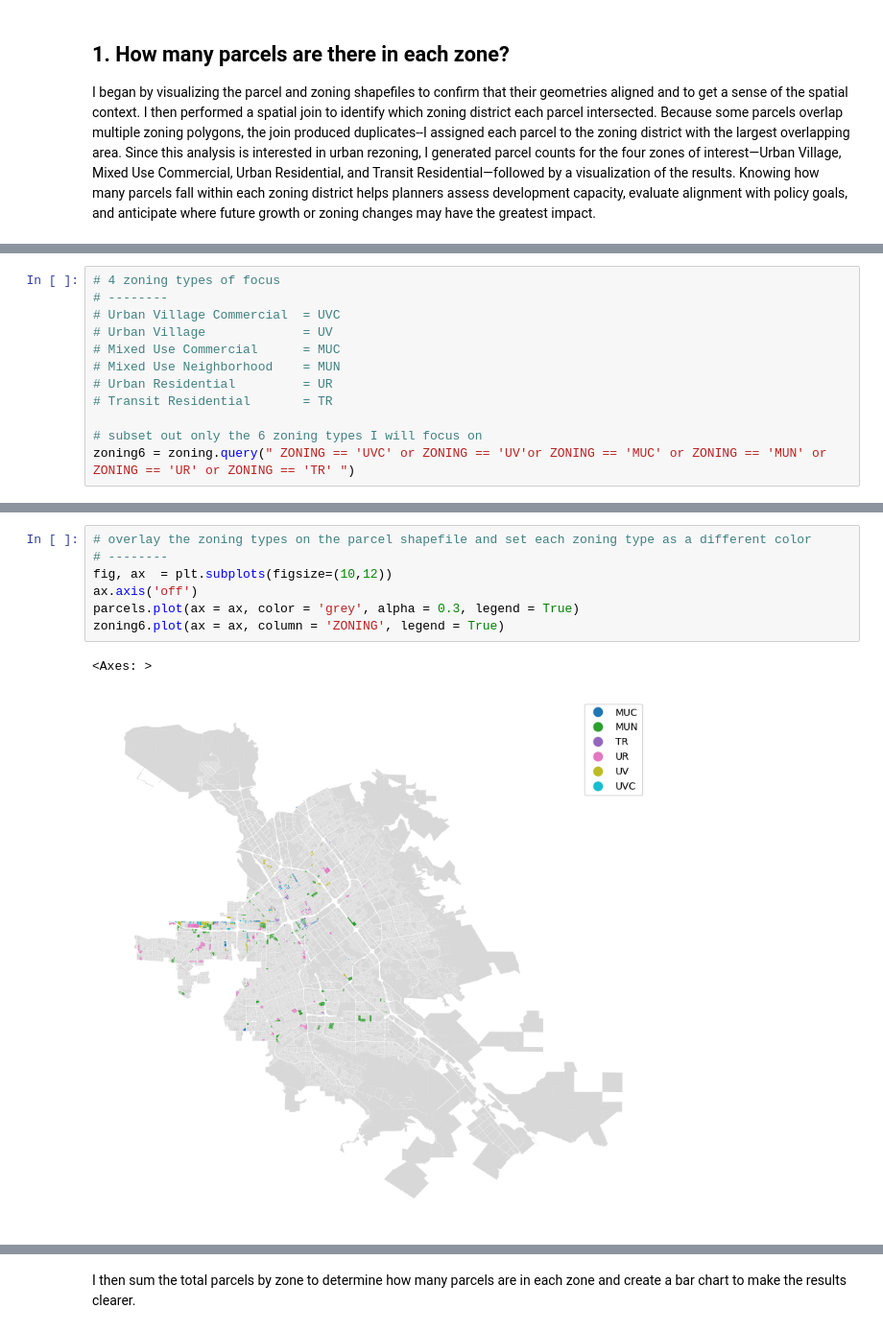
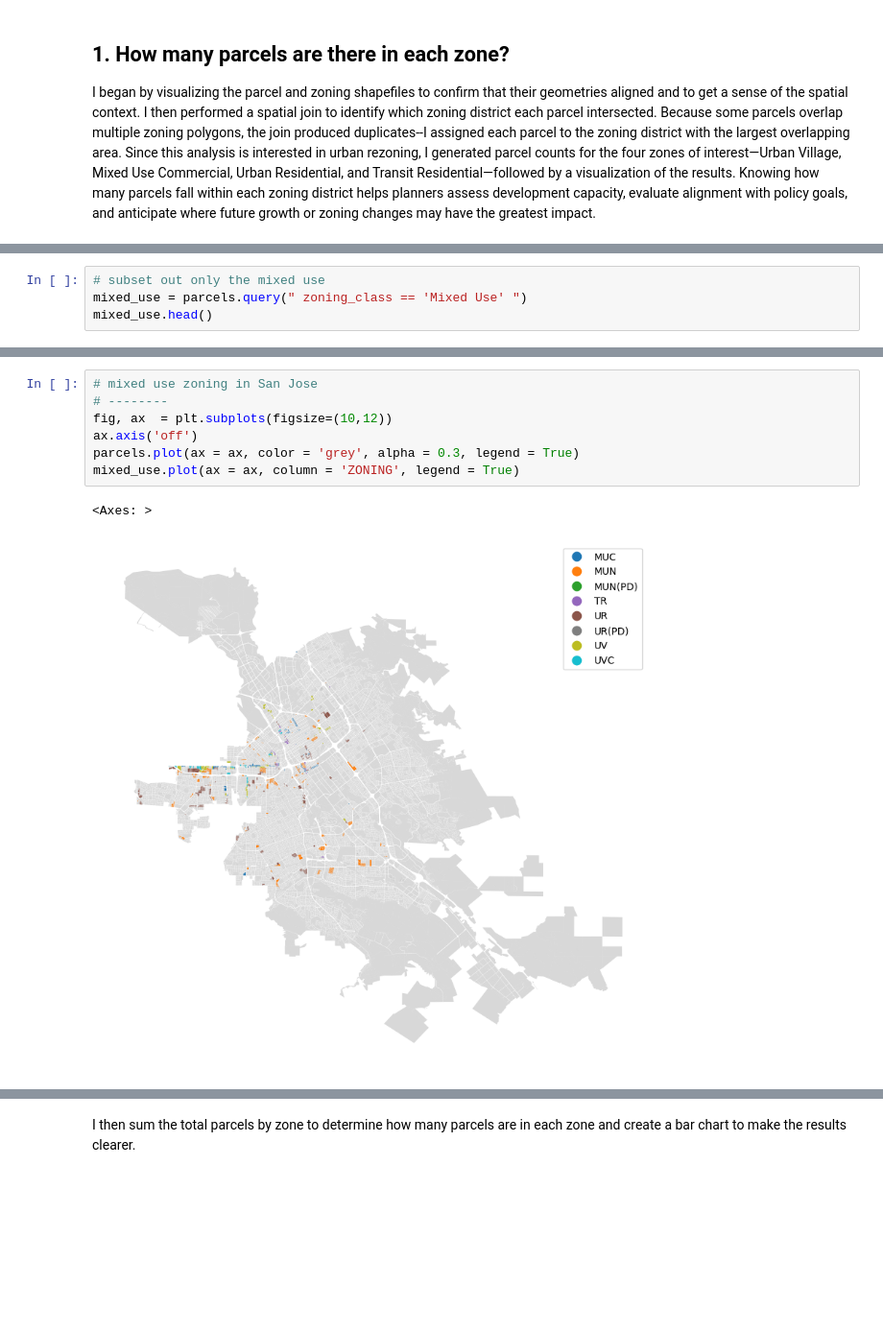
Before and after one commit to kaseyzapatka/sanjose_transit_equity, a Jupyter notebook: code/02_exploratory.ipynb, the cells around one changed output, grey strips where cells are left out. Shown at 96% size. Saved outputs shown, nothing was run; the diff lists cells and outputs as text; blank space fills up the shorter version.

```diff
--- a/code/02_exploratory.ipynb
+++ b/code/02_exploratory.ipynb
@@ -53,12 +69,4 @@ I began by visualizing the parcel and zoning shapefiles to confirm that their ge
 # %%
-# 4 zoning types of focus
-# --------
-# Urban Village Commercial  = UVC
-# Urban Village             = UV
-# Mixed Use Commercial      = MUC
-# Mixed Use Neighborhood    = MUN
-# Urban Residential         = UR
-# Transit Residential       = TR
-
-# subset out only the 6 zoning types I will focus on
-zoning6 = zoning.query(" ZONING == 'UVC' or ZONING == 'UV'or ZONING == 'MUC' or ZONING == 'MUN' or ZONING == 'UR' or ZONING == 'TR' ")
+# subset out only the mixed use
+mixed_use = parcels.query(" zoning_class == 'Mixed Use' ")
+mixed_use.head()
@@ -194,12 +87,12 @@ parcels.plot(ax = ax, column = 'zoning_class', legend = True)
 <Axes: >
 [figure]
 # %%
-# overlay the zoning types on the parcel shapefile and set each zoning type as a different color
+# mixed use zoning in San Jose
 # --------
 fig, ax  = plt.subplots(figsize=(10,12))
 ax.axis('off')
 parcels.plot(ax = ax, color = 'grey', alpha = 0.3, legend = True)
-zoning6.plot(ax = ax, column = 'ZONING', legend = True)
+mixed_use.plot(ax = ax, column = 'ZONING', legend = True)
 # %% [output]
 <Axes: >
-[figure, old version]
+[figure, new version]
```
Also changed, not shown: parts of 10 cells of this notebook.
